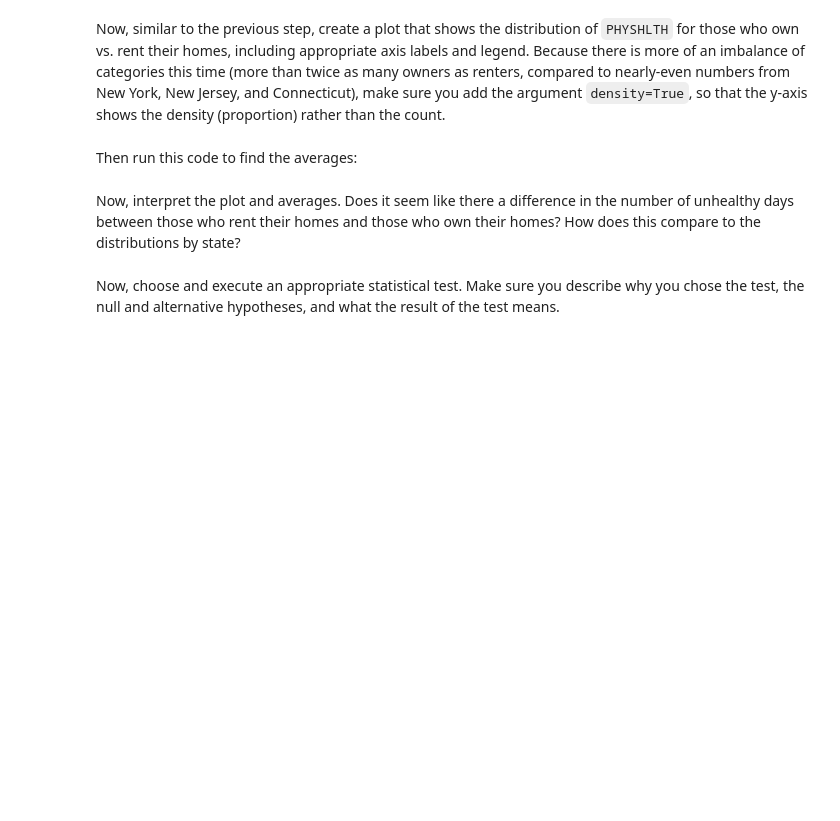
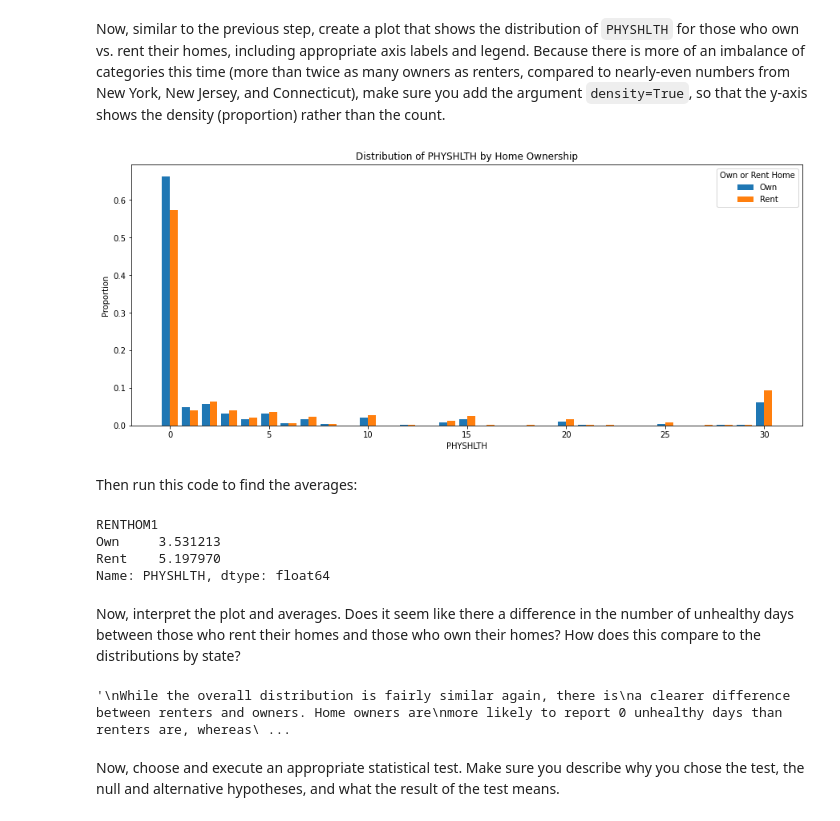
Before and after one commit to sophia14324/dsc-hypothesis-testing-lab, a Jupyter notebook: index.ipynb, the cells around one changed output. Saved outputs shown, nothing was run; the diff lists cells and outputs as text; code cells hidden in the pictures; blank space fills up the shorter version.

```diff
--- a/index.ipynb
+++ b/index.ipynb
@@ -139,0 +142,10 @@ Look in the data dictionary, page 17, to understand what is happening with these
+# %%
+
+# Code 88 means None, replace it with 0
+df.loc[df["PHYSHLTH"]==88, "PHYSHLTH"] = 0
+
+# Now, only keep records where PHYSHLTH is <= 30
+# (making a copy to avoid future SettingWithCopyWarning messages)
+df = df[df["PHYSHLTH"] <= 30].copy()
+
+df
@@ -269,0 +358,10 @@ In the cell below, modify `df` so that we have dropped all records where the `RE
+# %%
+# Your code here
+
+# Replace codes with labels
+df["RENTHOM1"].replace({1: "Own", 2: "Rent"}, inplace=True)
+
+# Only keep records with those labels
+df = df[df["RENTHOM1"].isin(["Own", "Rent"])].copy()
+
+df
@@ -287,7 +401,35 @@ Now, similar to the previous step, create a plot that shows the distribution of
+# %%
+# Your code here
+
+own = df.loc[df["RENTHOM1"] == "Own", "PHYSHLTH"]
+rent = df.loc[df["RENTHOM1"] == "Rent", "PHYSHLTH"]
+
+fig, ax = plt.subplots(figsize=(15, 6))
+
+ax.hist(
+    x=[own, rent],
+    label=["Own", "Rent"],
+    bins=range(32),
+    align="left",
+    density=True
+)
+
+ax.set_xlabel("PHYSHLTH")
+ax.set_ylabel("Proportion")
+ax.set_title("Distribution of PHYSHLTH by Home Ownership")
+
+ax.legend(title="Own or Rent Home");
+# %% [output]
+[figure, added]
 # %% [markdown]
 Then run this code to find the averages:
 # %%
 # Run this cell without changes
 df.groupby("RENTHOM1")["PHYSHLTH"].mean()
+# %% [output]
+RENTHOM1
+Own     3.531213
+Rent    5.197970
+Name: PHYSHLTH, dtype: float64
 # %% [markdown]
 Now, interpret the plot and averages. Does it seem like there a difference in the number of unhealthy days between those who rent their homes and those who own their homes? How does this compare to the distributions by state?
@@ -299,2 +436,15 @@ None
+# %%
+"""
+While the overall distribution is fairly similar again, there is
+a clearer difference between renters and owners. Home owners are
+more likely to report 0 unhealthy days than renters are, whereas
+renters are more likely to report all other numbers of unhealthy
+days.
+
+The difference in means is also larger: about 3.5 vs. about 5.2
+unhealthy days per month.
+"""
+# %% [output]
+'\nWhile the overall distribution is fairly similar again, there is\na clearer difference between renters and owners. Home owners are\nmore likely to report 0 unhealthy days than renters are, whereas\ ...
 # %% [markdown]
 Now, choose and execute an appropriate statistical test. Make sure you describe why you chose the test, the null and alternative hypotheses, and what the result of the test means.
```
Also changed, not shown: parts of 38 cells of this notebook.
